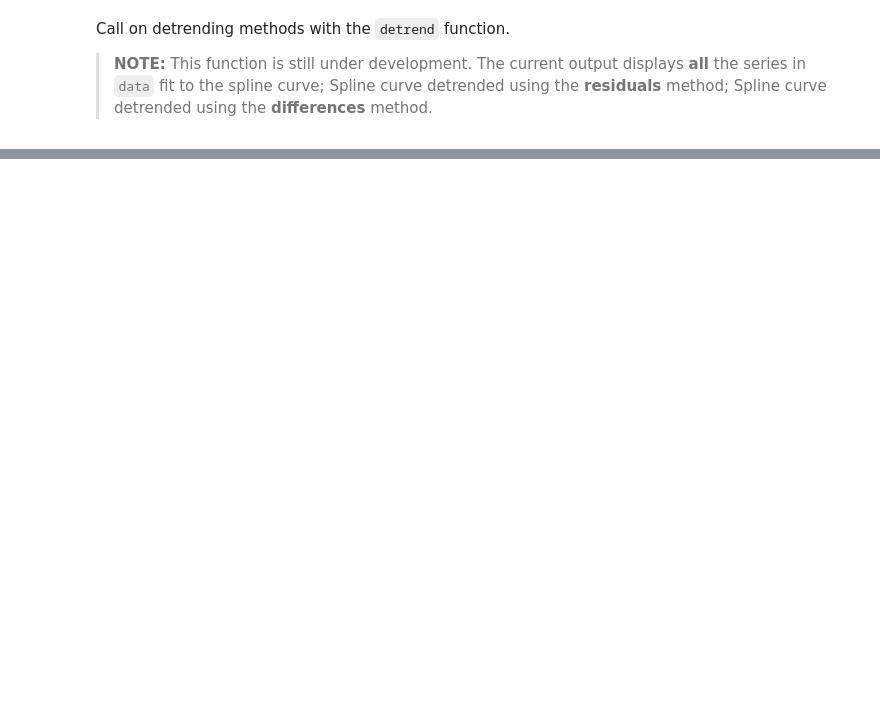
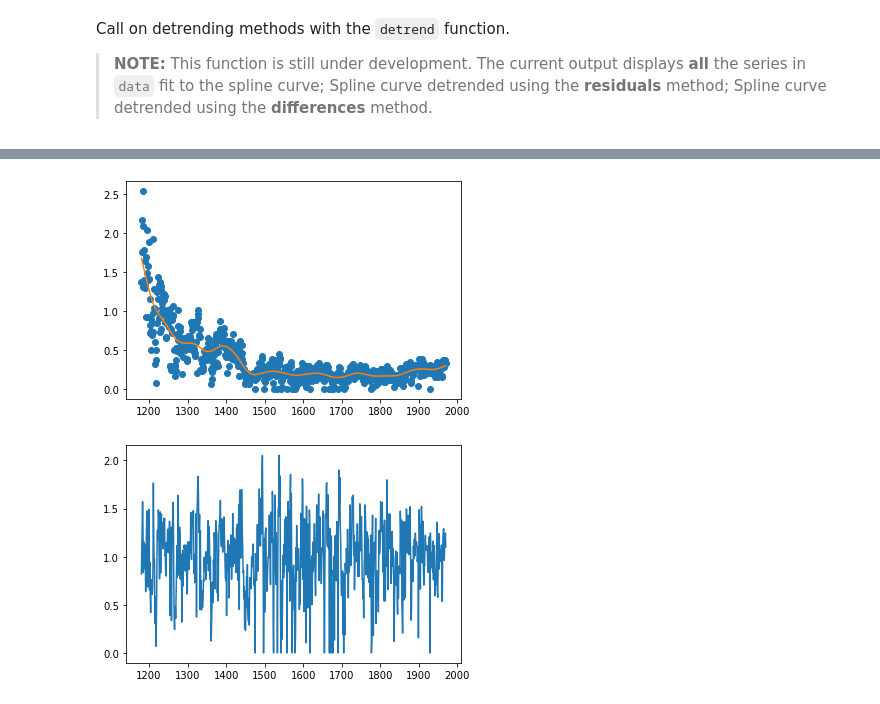
Before and after one commit to OpenDendro/dplPy, a Jupyter notebook: runnable_example.ipynb, the cells around one changed output, grey strips where cells are left out. Drawn from its saved outputs; the diff is of its cells as text; code cells hidden in the pictures; blank space fills up the shorter version.

```diff
--- a/runnable_example.ipynb
+++ b/runnable_example.ipynb
@@ -78,0 +73,14 @@ dpl.detrend(data)
+# %%
+# Detrends a series by fitting to spline and calculating residuals.
+# !!! Note: spline is the current detrent default;
+# !!! Note: Line graph is defaulted to show residuals.
+#
+# Detrend funtion can modified to fit Hugershoff, modified negative exponential, linear, horizonal.
+# This option will be available in the short term future.
+#
+# The detrend accepts a specific series as input in the following format:
+
+dpl.detrend(data["CAM191"])
+# %% [output]
+[figure, added]
+[figure, added]
```
Also changed, not shown: parts of 8 cells of this notebook, 2 other files.
